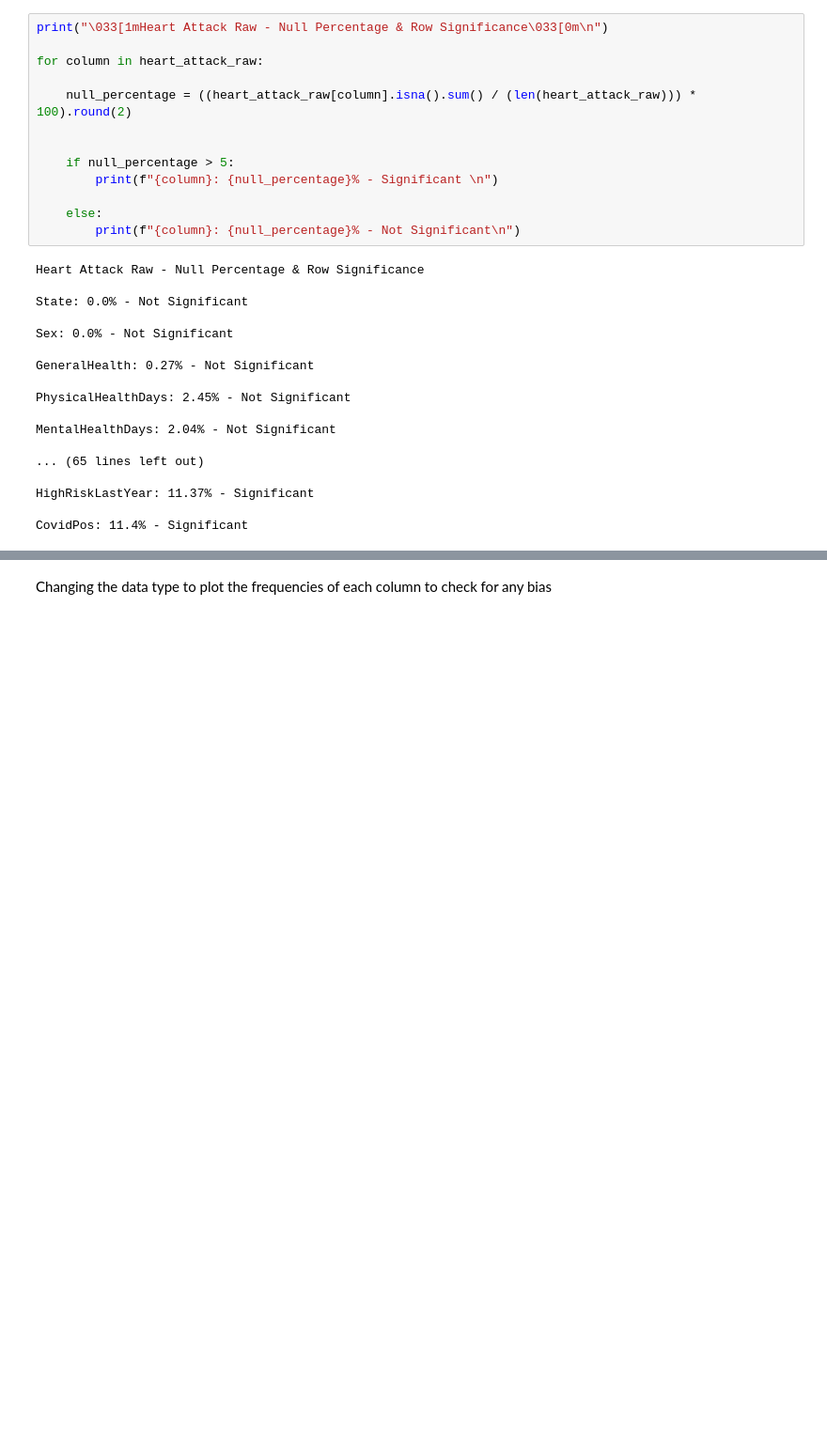
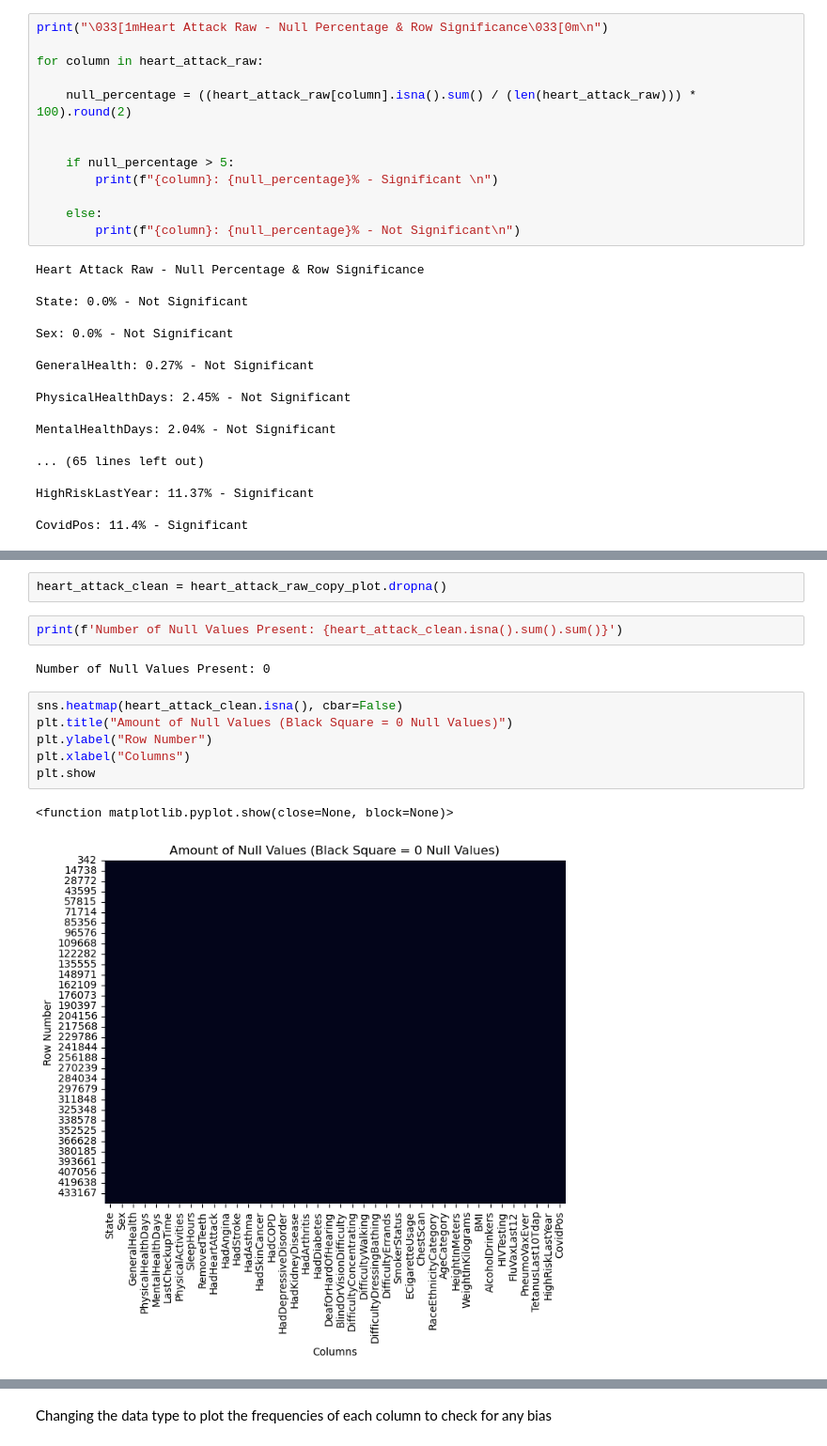
Before and after one commit to Stefan-George/Heart-Attack-Indicators, a Jupyter notebook: notebooks/02-eda.ipynb, the cells around one changed output, grey strips where cells are left out. Shown at 94% size. Saved outputs shown, nothing was run; the diff lists cells and outputs as text; blank space fills up the shorter version.

```diff
--- a/notebooks/02-eda.ipynb
+++ b/notebooks/02-eda.ipynb
@@ -244,0 +301,15 @@ Data copied successfully.
+# %%
+heart_attack_clean = heart_attack_raw_copy_plot.dropna()
+# %%
+print(f'Number of Null Values Present: {heart_attack_clean.isna().sum().sum()}')
+# %% [output]
+Number of Null Values Present: 0
+# %%
+sns.heatmap(heart_attack_clean.isna(), cbar=False)
+plt.title("Amount of Null Values (Black Square = 0 Null Values)")
+plt.ylabel("Row Number")
+plt.xlabel("Columns")
+plt.show
+# %% [output]
+<function matplotlib.pyplot.show(close=None, block=None)>
+[figure, added]
```
Also changed, not shown: parts of 131 cells of this notebook, 3 other files.
